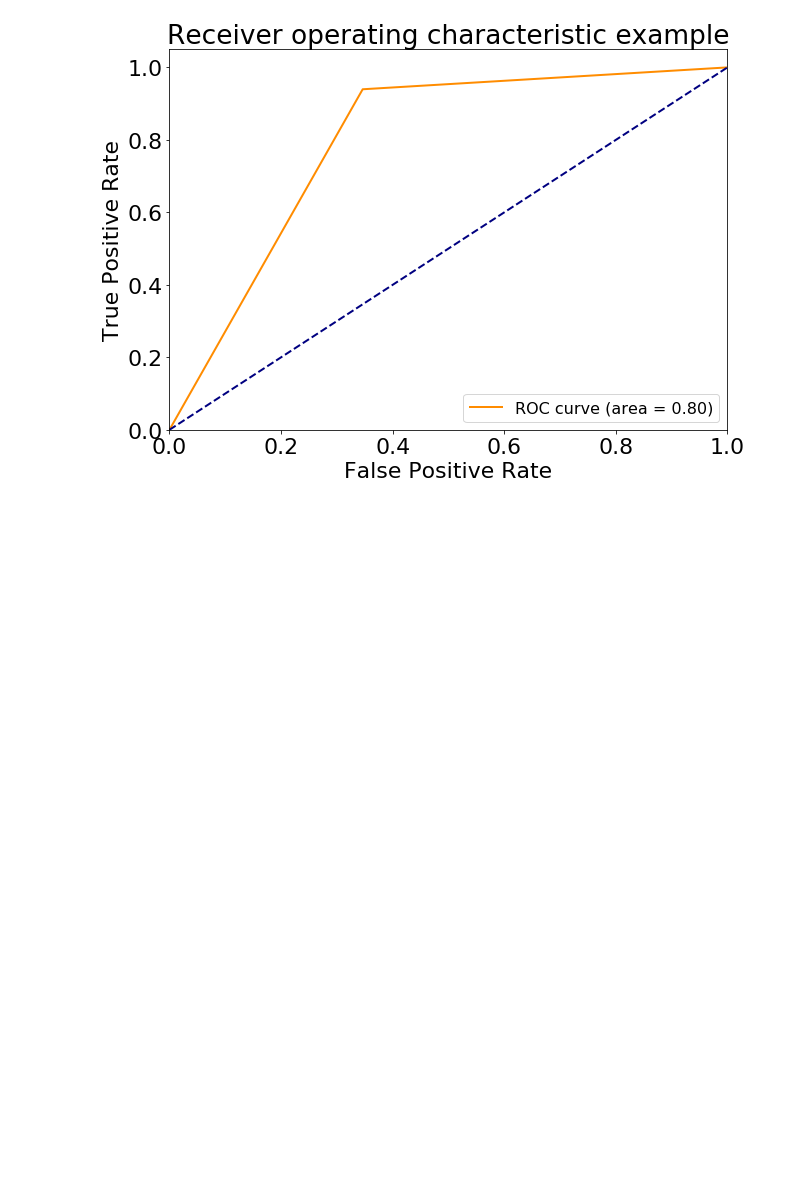
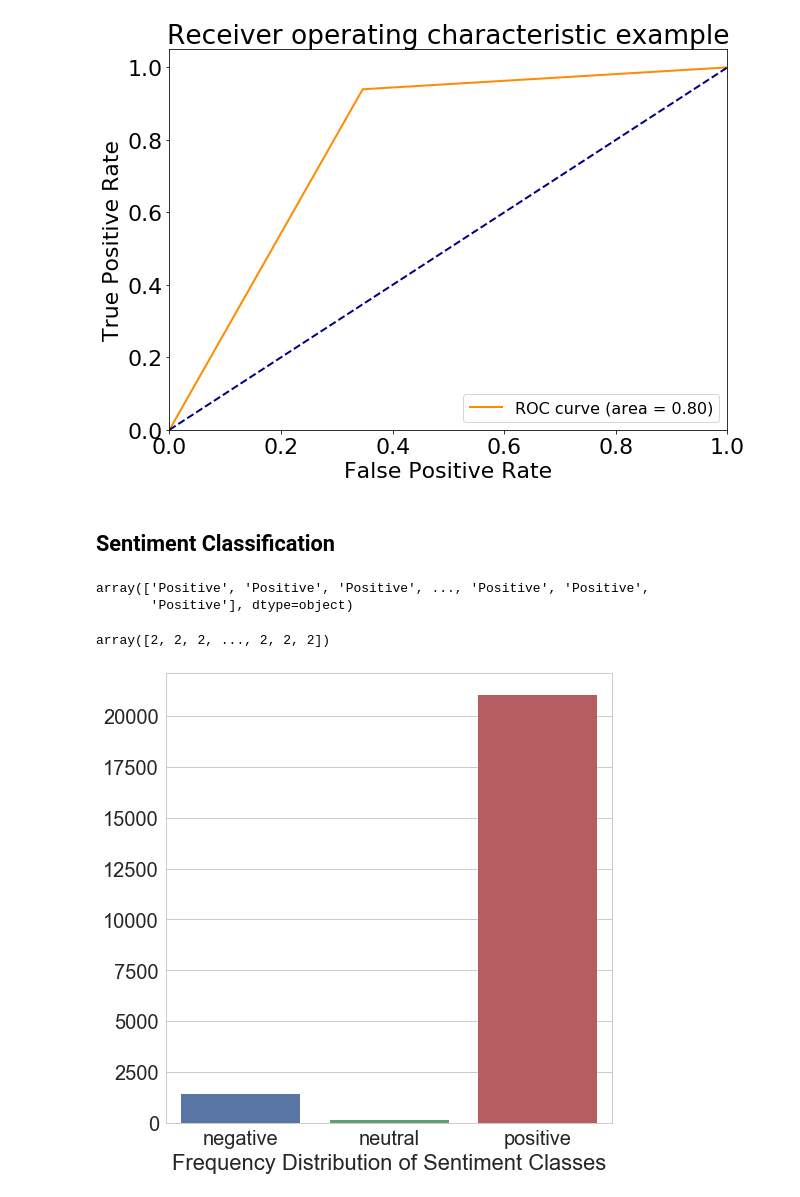
Before and after one commit to AFAgarap/ecommerce-reviews-analysis, a Jupyter notebook: Analysis on E-Commerce Reviews, with Sentiment Classification using Bidirectional Recurrent Neural Network (RNN).ipynb, the cells around one changed output. Cells and saved outputs as stored; diff of their text form; code cells hidden in the pictures; blank space fills up the shorter version.

Commit message:
chore : add sentiment classification

```diff
--- a/Analysis on E-Commerce Reviews, with Sentiment Classification using Bidirectional Recurrent Neural Network (RNN).ipynb
+++ b/Analysis on E-Commerce Reviews, with Sentiment Classification using Bidirectional Recurrent Neural Network (RNN).ipynb
@@ -991,3 +993,33 @@ plt.legend(loc='lower right', fontsize=16)
 plt.show()
 # %% [output]
 [figure]
+# %% [markdown]
+## Sentiment Classification
+# %%
+labels = np.array(df['Sentiment'])
+# %%
+labels
+# %% [output]
+array(['Positive', 'Positive', 'Positive', ..., 'Positive', 'Positive',
+       'Positive'], dtype=object)
+# %%
+labels = np.array([2 if label == 'Positive' else (1 if label == 'Neutral' else 0) for label in labels],
+                  np.int)
+# %%
+labels
+# %% [output]
+array([2, 2, 2, ..., 2, 2, 2])
+# %%
+positive_class = int(labels[labels == 2].shape[0])
+neutral_class = int(labels[labels == 1].shape[0])
+negative_class = int(labels[labels == 0].shape[0])
+
+df = pd.DataFrame.from_dict({'positive': [positive_class], 'negative': [negative_class], 'neutral': [neutral_class]})
+
+plt.figure(figsize=(8, 8))
+sns.set(font_scale=2)
+sns.set_style('whitegrid')
+ax = sns.barplot(data=df)
+ax = ax.set_xlabel('Frequency Distribution of Sentiment Classes')
+# %% [output]
+[figure, added]
```
Also changed, not shown: parts of 8 cells of this notebook.
